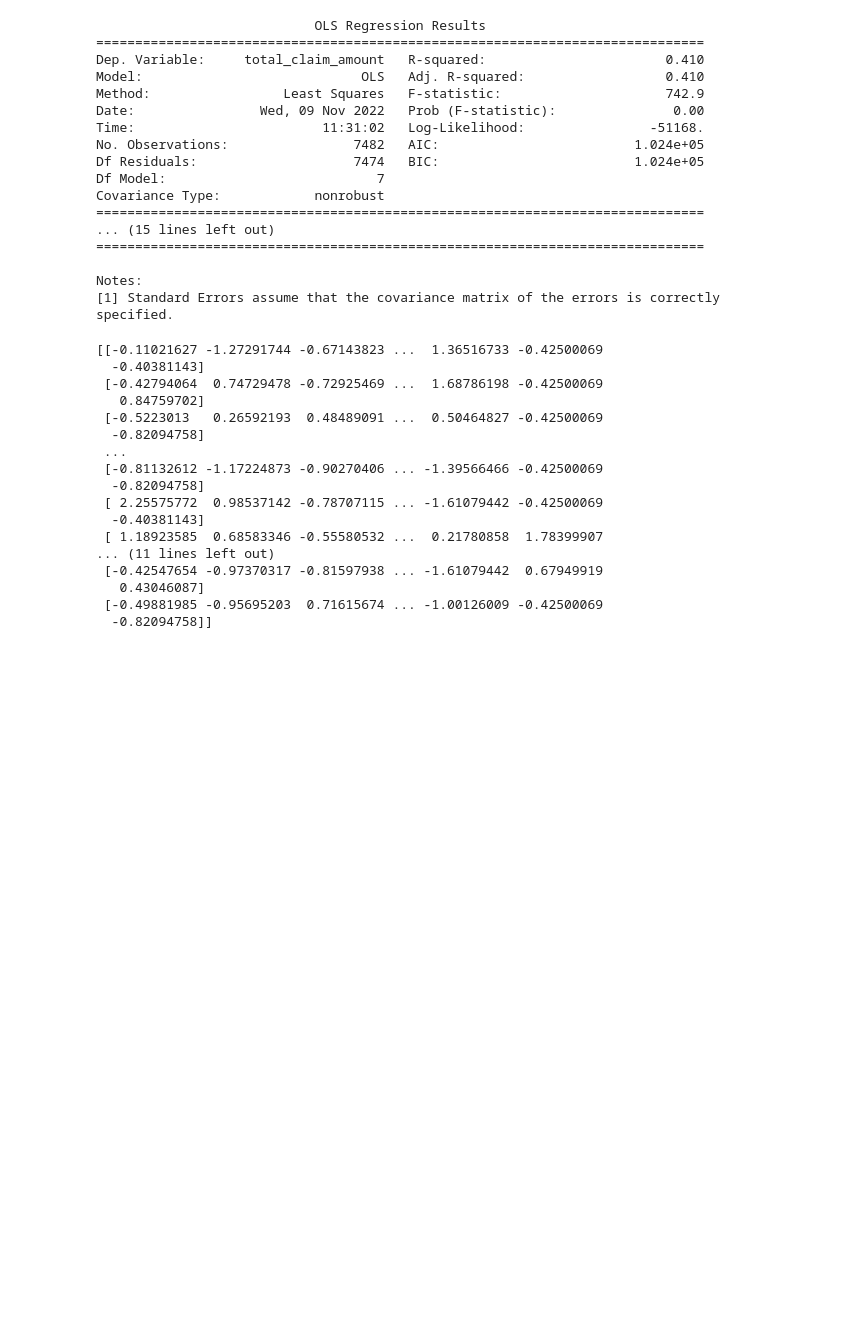
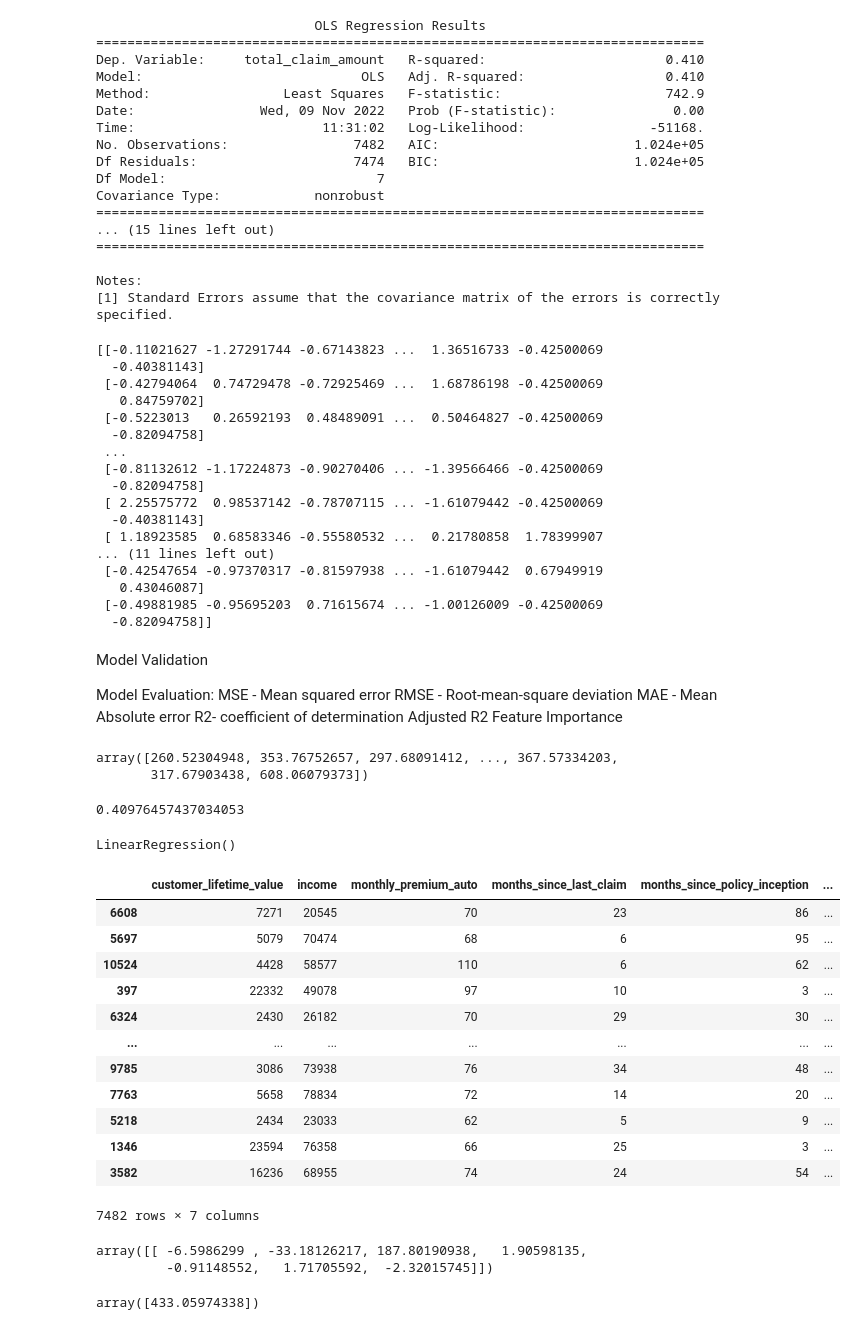
Before and after one commit to nirglik/IronNirlab, a Jupyter notebook: Week 2/Day 10/Linear regression.ipynb, the cells around one changed output. Saved outputs shown, nothing was run; the diff lists cells and outputs as text; code cells hidden in the pictures; blank space fills up the shorter version.

```diff
--- a/Week 2/Day 10/Linear regression.ipynb
+++ b/Week 2/Day 10/Linear regression.ipynb
@@ -176,3 +176,58 @@ print(X_test_scaled)
    0.43046087]
  [-0.49881985 -0.95695203  0.71615674 ... -1.00126009 -0.42500069
   -0.82094758]]
+# %% [markdown]
+Model Validation
+
+Model Evaluation:
+MSE - Mean squared error
+RMSE - Root-mean-square deviation
+MAE - Mean Absolute error
+R2- coefficient of determination
+Adjusted R2
+Feature Importance
+# %%
+predictions_test
+# %% [output]
+array([260.52304948, 353.76752657, 297.68091412, ..., 367.57334203,
+       317.67903438, 608.06079373])
+# %%
+#display adjusted R-squared
+print(model.rsquared_adj)
+# %% [output]
+0.40976457437034053
+# %%
+from sklearn.linear_model import LinearRegression
+from sklearn.metrics import r2_score
+from sklearn.metrics import mean_squared_error as mse
+from sklearn.metrics import mean_absolute_error as mae
+
+model=LinearRegression()    # model
+model.fit(X_train_scaled, y_train)   # model train
+# %% [output]
+LinearRegression()
+# %%
+X_train
+# %% [output]
+|  | customer_lifetime_value | income | monthly_premium_auto | months_since_last_claim | months_since_policy_inception | ... |
+| 6608 | 7271 | 20545 | 70 | 23 | 86 | ... |
+| 5697 | 5079 | 70474 | 68 | 6 | 95 | ... |
+| 10524 | 4428 | 58577 | 110 | 6 | 62 | ... |
+| 397 | 22332 | 49078 | 97 | 10 | 3 | ... |
+| 6324 | 2430 | 26182 | 70 | 29 | 30 | ... |
+| ... | ... | ... | ... | ... | ... | ... |
+| 9785 | 3086 | 73938 | 76 | 34 | 48 | ... |
+| 7763 | 5658 | 78834 | 72 | 14 | 20 | ... |
+| 5218 | 2434 | 23033 | 62 | 5 | 9 | ... |
+| 1346 | 23594 | 76358 | 66 | 25 | 3 | ... |
+| 3582 | 16236 | 68955 | 74 | 24 | 54 | ... |
+7482 rows × 7 columns
+# %%
+model.coef_
+# %% [output]
+array([[ -6.5986299 , -33.18126217, 187.80190938,   1.90598135,
+         -0.91148552,   1.71705592,  -2.32015745]])
+# %%
+model.intercept_
+# %% [output]
+array([433.05974338])
```
Also changed, not shown: parts of 13 cells of this notebook, 1 other file.
